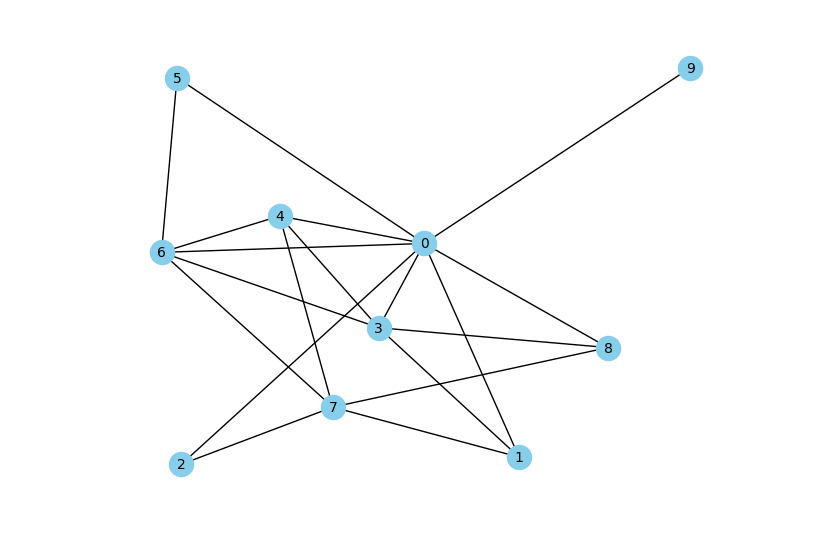
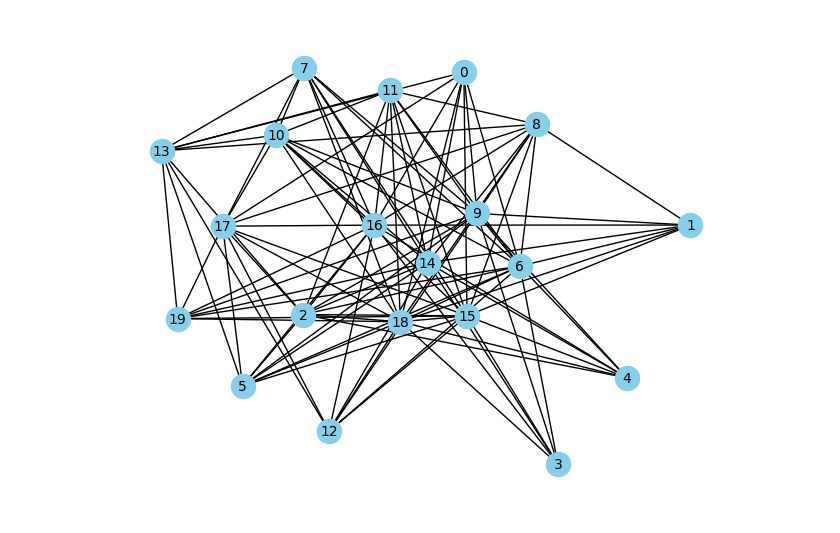
Before and after one commit to ElSacho/Mixture4graph, a Jupyter notebook: main.ipynb, the cells around one changed output. Saved outputs shown, nothing was run; the diff lists cells and outputs as text; code cells hidden in the pictures.

```diff
--- a/main.ipynb
+++ b/main.ipynb
@@ -6,9 +8,9 @@ from generator import generate
 # %%
-n_vertices = 10
-pi = np.array([[0.2,1,0.2,0.2],[1,0.2,1,0.2],[0.2,1,0.2,1],[0.2,0.2,1,0.2]])
+n_vertices = 20
+pi = np.array([[0.1,1,0.1,0.1],[1,0.1,1,0.1],[0.1,1,0.1,1],[0.1,0.1,1,0.1]])
 priors = np.array([0.1, 0.4, 0.4, 0.1])
 
 graph = generate(n_vertices, pi , priors)
 show_graph(graph)
 # %% [output]
-[figure, old version]
+[figure, new version]
```
Also changed, not shown: parts of 10 cells of this notebook, 2 other files.
